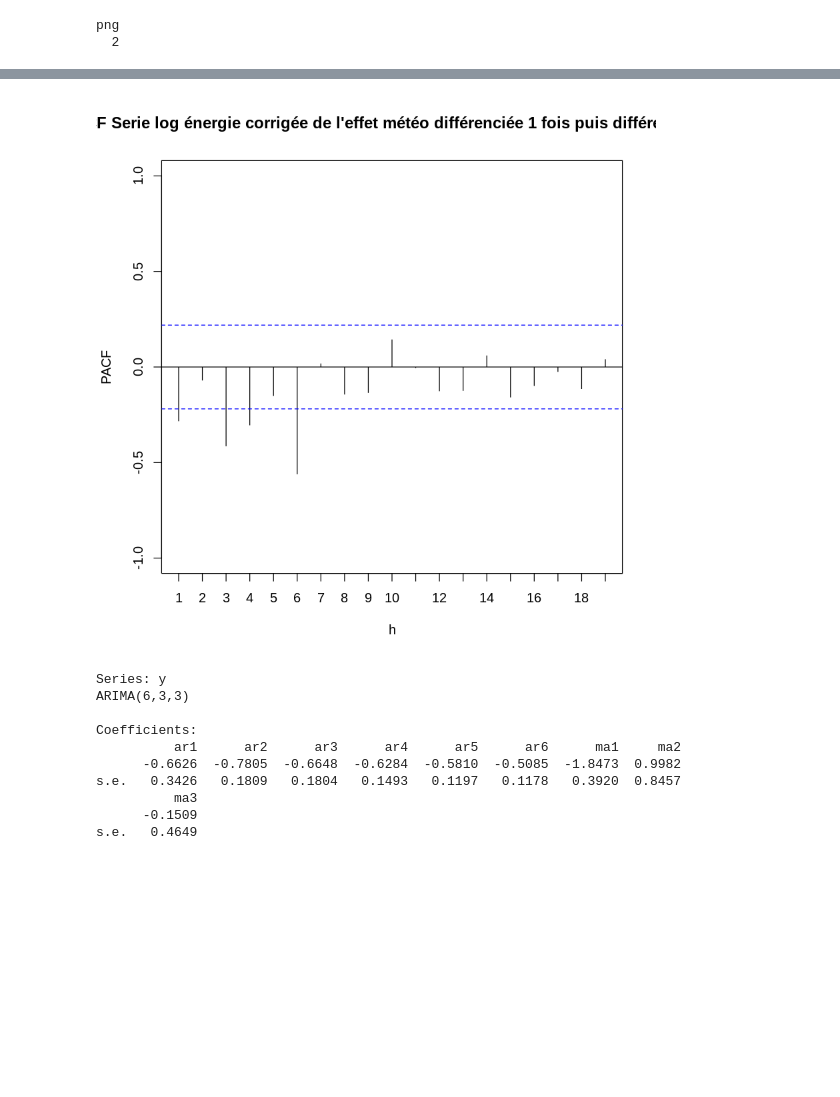
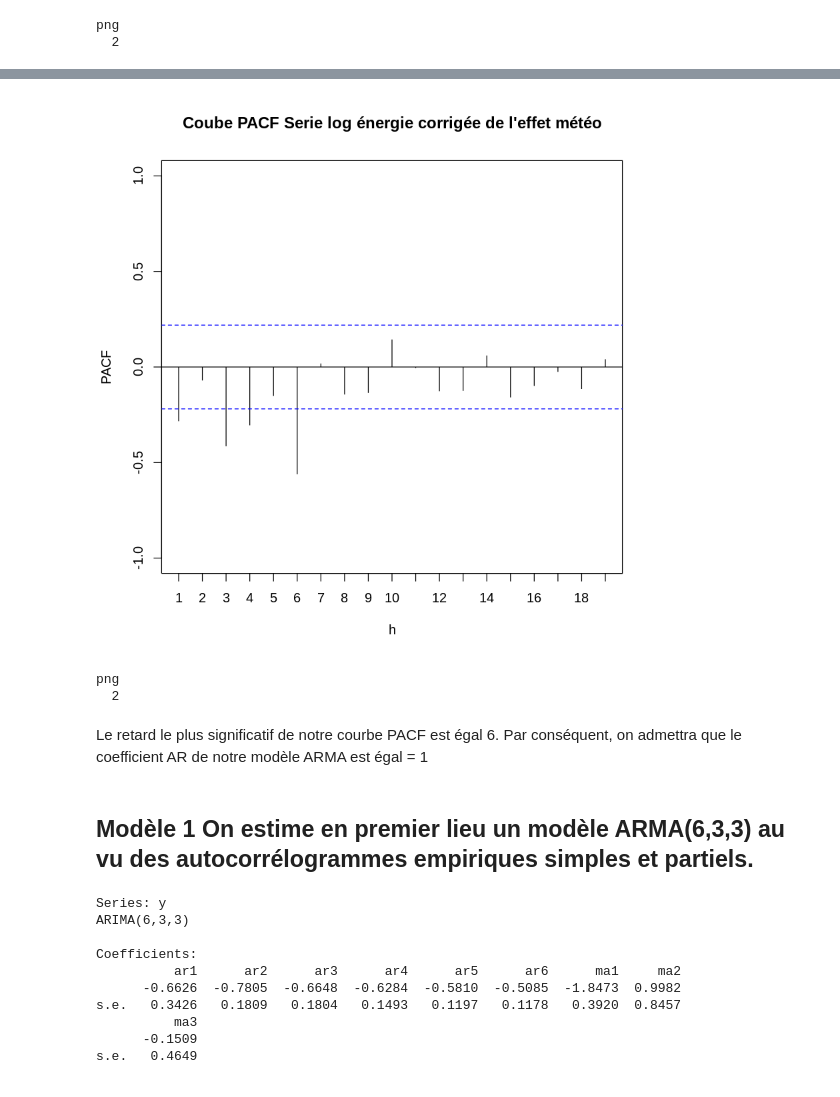
Before and after one commit to Silvock/projet_9_temporal_series, a Jupyter notebook: notebook/analyse.ipynb, the cells around one changed output, grey strips where cells are left out. Drawn from its saved outputs; the diff is of its cells as text; code cells hidden in the pictures; blank space fills up the shorter version.

```diff
--- a/notebook/analyse.ipynb
+++ b/notebook/analyse.ipynb
@@ -604,10 +627,22 @@ plot(acf,ylim=c(-1,1),main="Coube ACF Serie log énergie corrigée de l'effet m
 # %%
 pacf = pacf(y_dif1_3,lag.max=nlag,plot=FALSE)
 pacf$lag = pacf$lag*sais
-plot(pacf,ylim=c(-1,1),main="Coube PACF Serie log énergie corrigée de l'effet météo différenciée 1 fois puis différenciée d'ordre 3",
+plot(pacf,ylim=c(-1,1),main="Coube PACF Serie log énergie corrigée de l'effet météo",
     ci=0.95,xlim=c(1,nlag-1),xaxp=c(1,nlag,nlag-1),type='h',lend='butt',xlab='h',ylab='PACF')
 # %% [output]
-[figure, old version]
+[figure, new version]
+# %%
+png(filename='../presentation/images/courbe_pacf.png')
+plot(pacf,ylim=c(-1,1),main="Coube PACF Serie log énergie corrigée de l'effet météo",
+    ci=0.95,xlim=c(1,nlag-1),xaxp=c(1,nlag,nlag-1),type='h',lend='butt',xlab='h',ylab='PACF')
+dev.off()
+# %% [output]
+png
+  2
+# %% [markdown]
+Le retard le plus significatif de notre courbe PACF est égal 6. Par conséquent, on admettra que le coefficient AR de notre modèle ARMA est égal = 1
+# %% [markdown]
+## Modèle 1 On estime en premier lieu un modèle ARMA(6,3,3) au vu des autocorrélogrammes empiriques simples et partiels.
 # %%
 model1=Arima(y,order=c(6,3,3),include.mean = FALSE,method = "CSS-ML")
 summary(model1)
```
Also changed, not shown: parts of 27 cells of this notebook, 18 other files.
